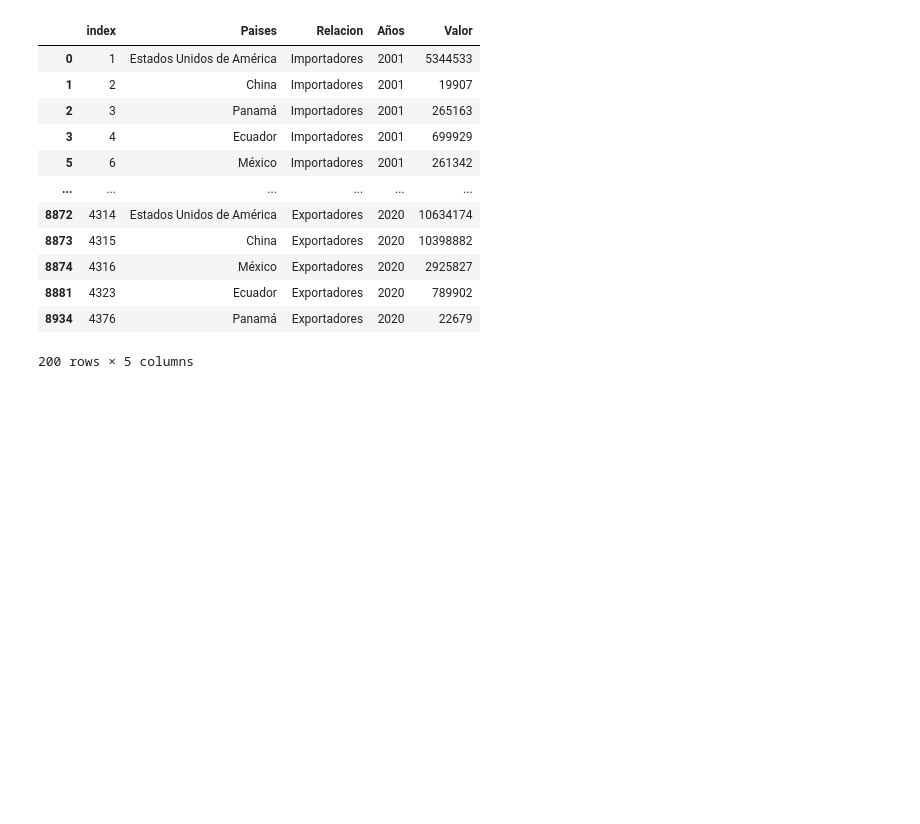
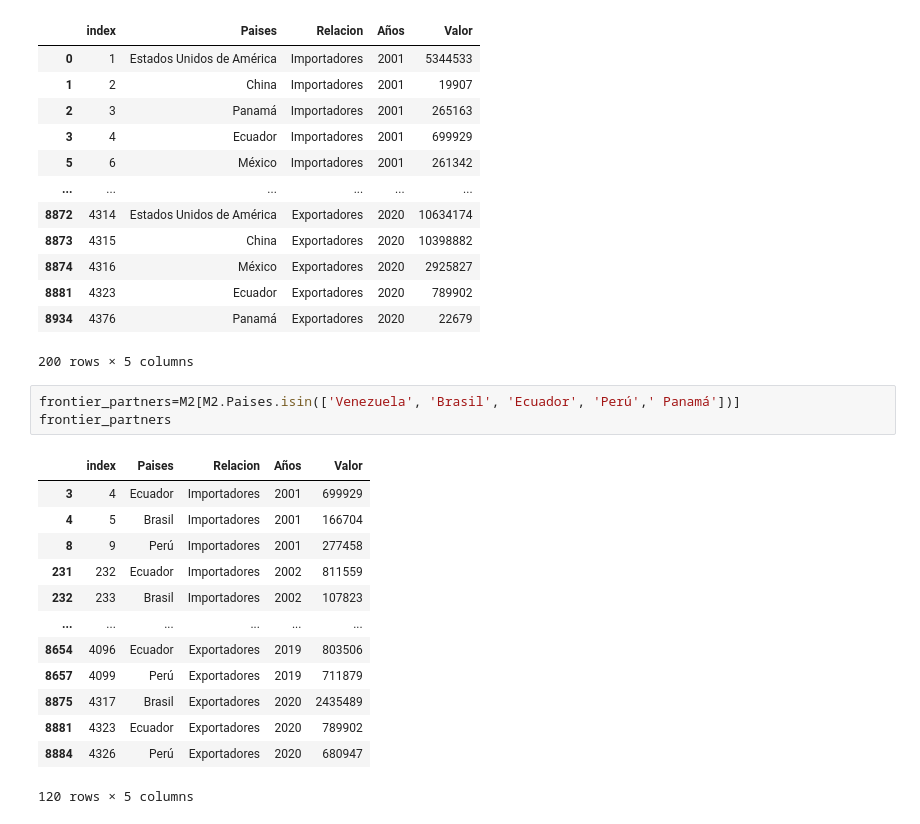
Before and after one commit to LuchoValr/Semillero, a Jupyter notebook: Proyecto_semillero_Avance1.ipynb, the cells around one changed output. Cells and saved outputs as stored; diff of their text form; blank space fills up the shorter version.

```diff
--- a/Proyecto_semillero_Avance1.ipynb
+++ b/Proyecto_semillero_Avance1.ipynb
@@ -160,3 +160,20 @@ business_partners
 | 8881 | 4323 | Ecuador | Exportadores | 2020 | 789902 |
 | 8934 | 4376 | Panamá | Exportadores | 2020 | 22679 |
 200 rows × 5 columns
+# %%
+frontier_partners=M2[M2.Paises.isin(['Venezuela', 'Brasil', 'Ecuador', 'Perú',' Panamá'])]
+frontier_partners
+# %% [output]
+|  | index | Paises | Relacion | Años | Valor |
+| 3 | 4 | Ecuador | Importadores | 2001 | 699929 |
+| 4 | 5 | Brasil | Importadores | 2001 | 166704 |
+| 8 | 9 | Perú | Importadores | 2001 | 277458 |
+| 231 | 232 | Ecuador | Importadores | 2002 | 811559 |
+| 232 | 233 | Brasil | Importadores | 2002 | 107823 |
+| ... | ... | ... | ... | ... | ... |
+| 8654 | 4096 | Ecuador | Exportadores | 2019 | 803506 |
+| 8657 | 4099 | Perú | Exportadores | 2019 | 711879 |
+| 8875 | 4317 | Brasil | Exportadores | 2020 | 2435489 |
+| 8881 | 4323 | Ecuador | Exportadores | 2020 | 789902 |
+| 8884 | 4326 | Perú | Exportadores | 2020 | 680947 |
+120 rows × 5 columns
```
